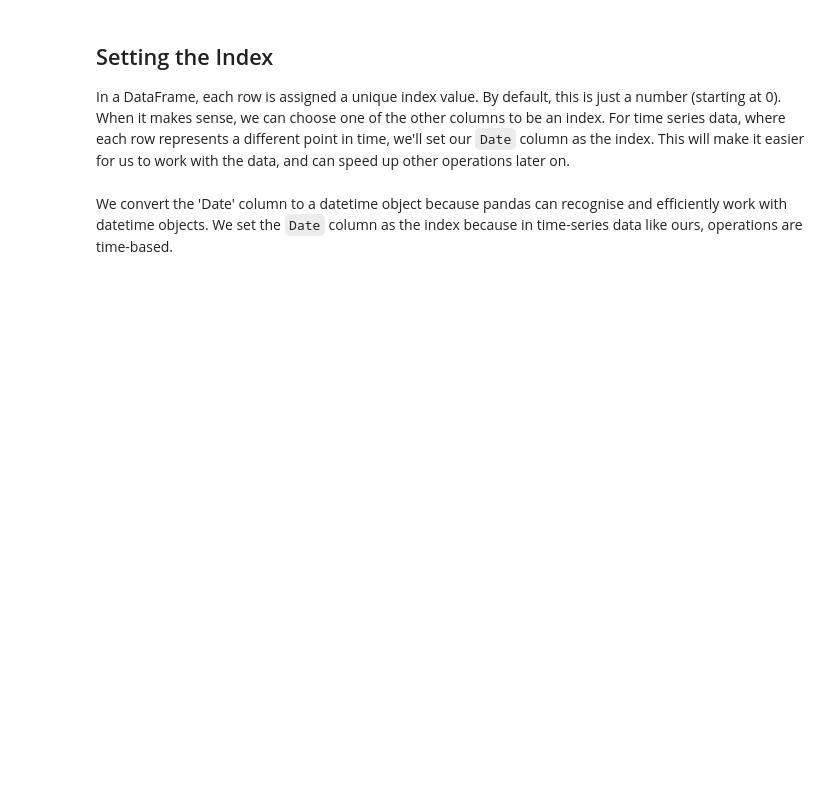
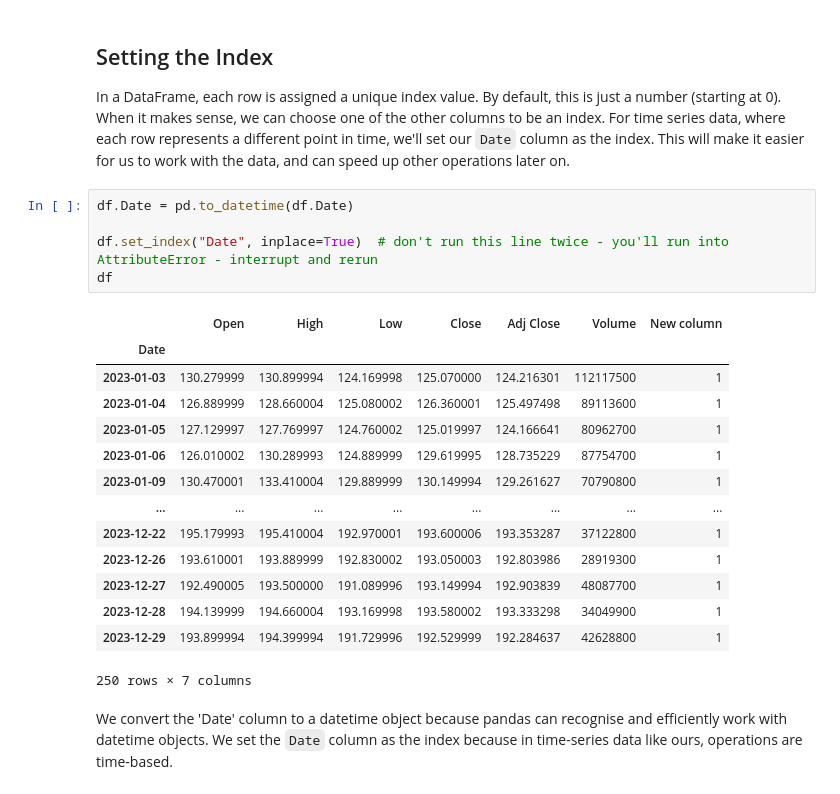
Before and after one commit to lilyhh0303/efds-ta-python, a Jupyter notebook: 01. Pandas Refresher.ipynb, the cells around one changed output. Drawn from its saved outputs; the diff is of its cells as text; blank space fills up the shorter version.

```diff
--- a/01. Pandas Refresher.ipynb
+++ b/01. Pandas Refresher.ipynb
@@ -41,6 +177,26 @@ Display the data at each 21-day interval, over the entire period.
 ## Setting the Index
 
 In a DataFrame, each row is assigned a unique index value. By default, this is just a number (starting at 0). When it makes sense, we can choose one of the other columns to be an index. For time series data, where each row represents a different point in time, we'll set our `Date` column as the index. This will make it easier for us to work with the data, and can speed up other operations later on.
+# %%
+df.Date = pd.to_datetime(df.Date)
+
+df.set_index("Date", inplace=True)  # don't run this line twice - you'll run into AttributeError - interrupt and rerun
+df
+# %% [output]
+|  | Open | High | Low | Close | Adj Close | Volume | New column |
+| Date |  |  |  |  |  |  |  |
+| 2023-01-03 | 130.279999 | 130.899994 | 124.169998 | 125.070000 | 124.216301 | 112117500 | 1 |
+| 2023-01-04 | 126.889999 | 128.660004 | 125.080002 | 126.360001 | 125.497498 | 89113600 | 1 |
+| 2023-01-05 | 127.129997 | 127.769997 | 124.760002 | 125.019997 | 124.166641 | 80962700 | 1 |
+| 2023-01-06 | 126.010002 | 130.289993 | 124.889999 | 129.619995 | 128.735229 | 87754700 | 1 |
+| 2023-01-09 | 130.470001 | 133.410004 | 129.889999 | 130.149994 | 129.261627 | 70790800 | 1 |
+| ... | ... | ... | ... | ... | ... | ... | ... |
+| 2023-12-22 | 195.179993 | 195.410004 | 192.970001 | 193.600006 | 193.353287 | 37122800 | 1 |
+| 2023-12-26 | 193.610001 | 193.889999 | 192.830002 | 193.050003 | 192.803986 | 28919300 | 1 |
+| 2023-12-27 | 192.490005 | 193.500000 | 191.089996 | 193.149994 | 192.903839 | 48087700 | 1 |
+| 2023-12-28 | 194.139999 | 194.660004 | 193.169998 | 193.580002 | 193.333298 | 34049900 | 1 |
+| 2023-12-29 | 193.899994 | 194.399994 | 191.729996 | 192.529999 | 192.284637 | 42628800 | 1 |
+250 rows × 7 columns
 # %% [markdown]
 We convert the 'Date' column to a datetime object because pandas can recognise and efficiently work with datetime objects. We set the `Date` column as the index because in time-series data like ours, operations are time-based.
 # %% [markdown]
```
Also changed, not shown: parts of 11 cells of this notebook.
